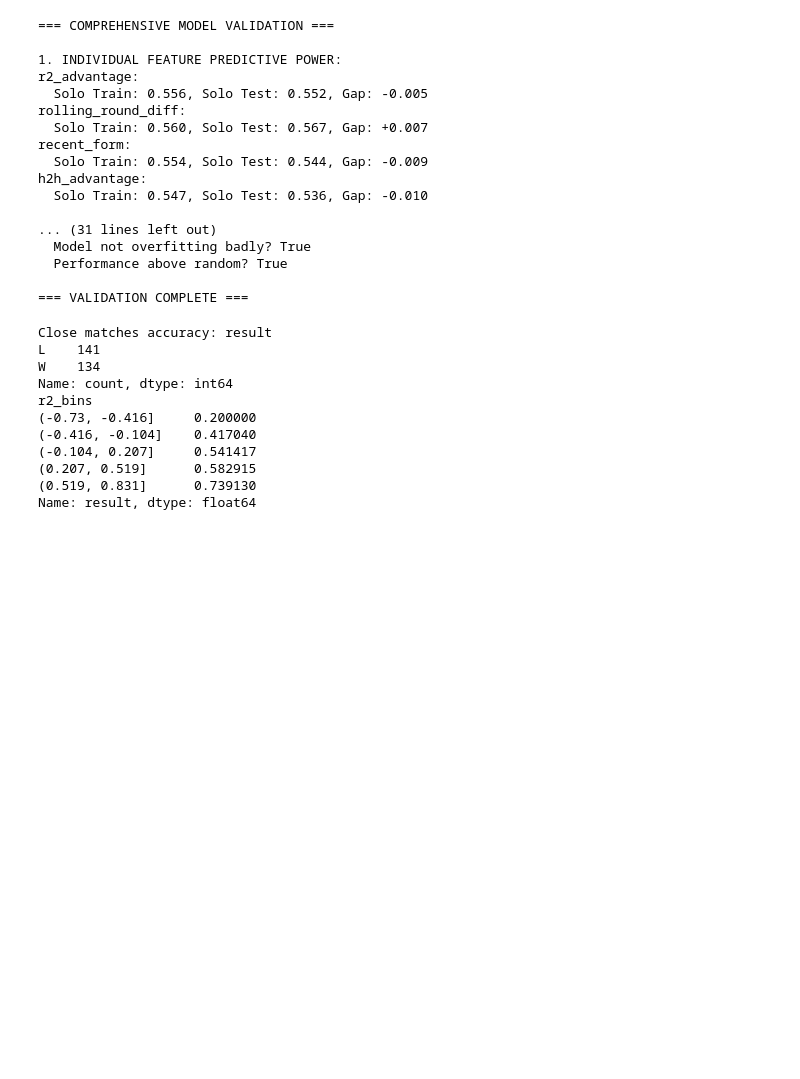
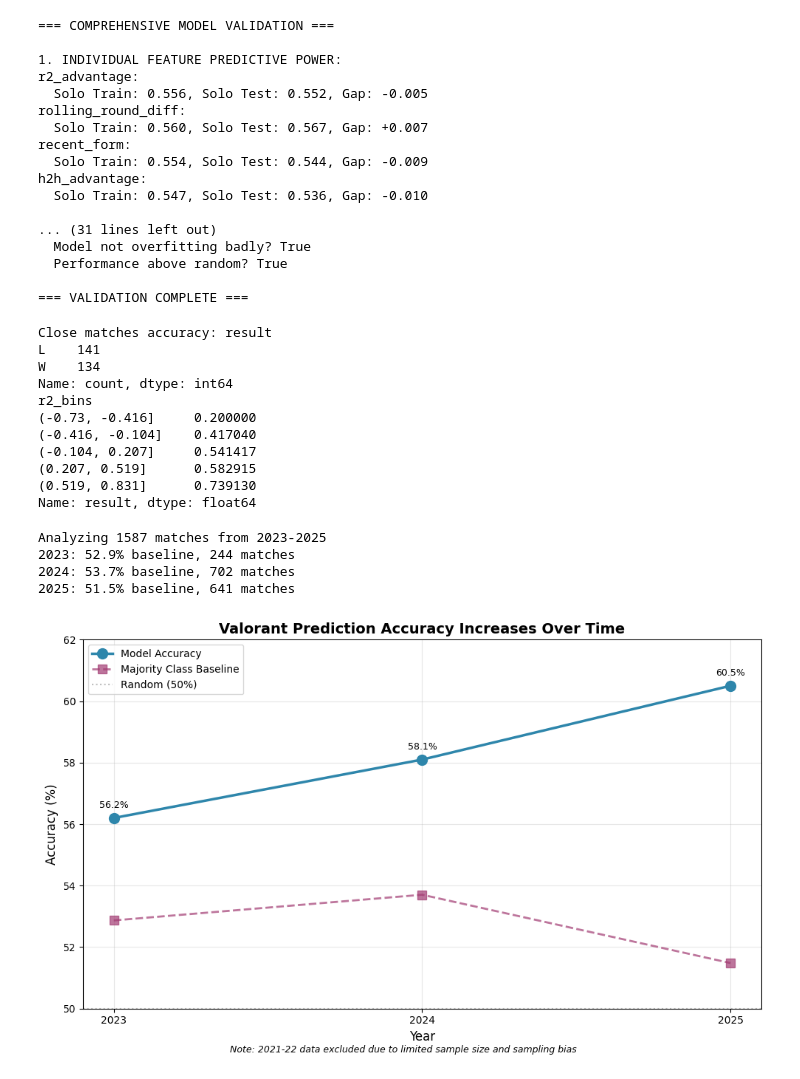
Before and after one commit to zaza-op/Valorant-Match-Predictor, a Jupyter notebook: notebooks/features.ipynb, the cells around one changed output. Drawn from its saved outputs; the diff is of its cells as text; code cells hidden in the pictures; blank space fills up the shorter version.

Commit message:
Added project documentation, requirements, and performance graph

```diff
--- a/notebooks/features.ipynb
+++ b/notebooks/features.ipynb
@@ -298,3 +298,81 @@ r2_bins
 (0.207, 0.519]      0.582915
 (0.519, 0.831]      0.739130
 Name: result, dtype: float64
+# %%
+### Visualizing Yearly Accuracy ###
+
+import pandas as pd
+import matplotlib.pyplot as plt
+
+df['date'] = pd.to_datetime(df['date'])
+
+#2021-2022 data excluded due to limited sample size and sampling bias
+df = df[df['date'] >= '2023-01-01']
+print(f"Analyzing {len(df)} matches from 2023-2025")
+
+
+def get_year_group(date):
+    year = date.year
+    if year == 2023:
+        return '2023'
+    elif year == 2024:
+        return '2024'
+    elif year == 2025:
+        return '2025'
+
+df['year_group'] = df['date'].apply(get_year_group)
+
+# Calculating baseline for each year group
+baselines = {}
+for year in ['2023', '2024', '2025']:
+    year_data = df[df['year_group'] == year]
+    if len(year_data) > 0:
+        win_rate = (year_data['result'] == 'W').mean()
+        baseline = max(win_rate, 1 - win_rate) * 100
+        baselines[year] = baseline
+        print(f"{year}: {baseline:.1f}% baseline, {len(year_data)} matches")
+
+# Model Accuracy for each year group (excluding 2021-22)
+model_accuracy = [56.2, 58.1, 60.5]
+
+# Create visualization
+years = list(baselines.keys())
+baseline_values = list(baselines.values())
+plt.figure(figsize=(10, 6))
+plt.plot(years, model_accuracy, 'o-', linewidth=2.5, markersize=10,
+         label='Model Accuracy', color='#2E86AB')
+plt.plot(years, baseline_values, 's--', linewidth=2, markersize=8,
+         label='Majority Class Baseline', color='#A23B72', alpha=0.7)
+plt.axhline(y=50, color='gray', linestyle=':', alpha=0.5, label='Random (50%)')
+
+# Add value labels
+for i, acc in enumerate(model_accuracy):
+    plt.annotate(f'{acc}%', (i, acc), textcoords="offset points",
+                xytext=(0,10), ha='center', fontsize=9)
+
+plt.title('Valorant Prediction Accuracy Increases Over Time', fontsize=14, fontweight='bold')
+plt.xlabel('Year', fontsize=12)
+plt.ylabel('Accuracy (%)', fontsize=12)
+plt.ylim(50, 62)
+plt.grid(True, alpha=0.3)
+plt.legend(loc='upper left')
+
+
+plt.figtext(0.5, 0.005, "Note: 2021-22 data excluded due to limited sample size and sampling bias",
+            ha='center', fontsize=9, style='italic', wrap=True)
+
+plt.tight_layout()
+plt.savefig('accuracy_over_time.png', dpi=150, bbox_inches='tight')
+plt.show()
+
+
+print("\nModel improvement over baseline:")
+for i, year in enumerate(years):
+    improvement = model_accuracy[i] - baseline_values[i]
+    print(f"{year}: +{improvement:.1f} percentage points")
+# %% [output]
+Analyzing 1587 matches from 2023-2025
+2023: 52.9% baseline, 244 matches
+2024: 53.7% baseline, 702 matches
+2025: 51.5% baseline, 641 matches
+[figure, added]
```
Also changed, not shown: parts of 1 cell of this notebook, 4 other files.
